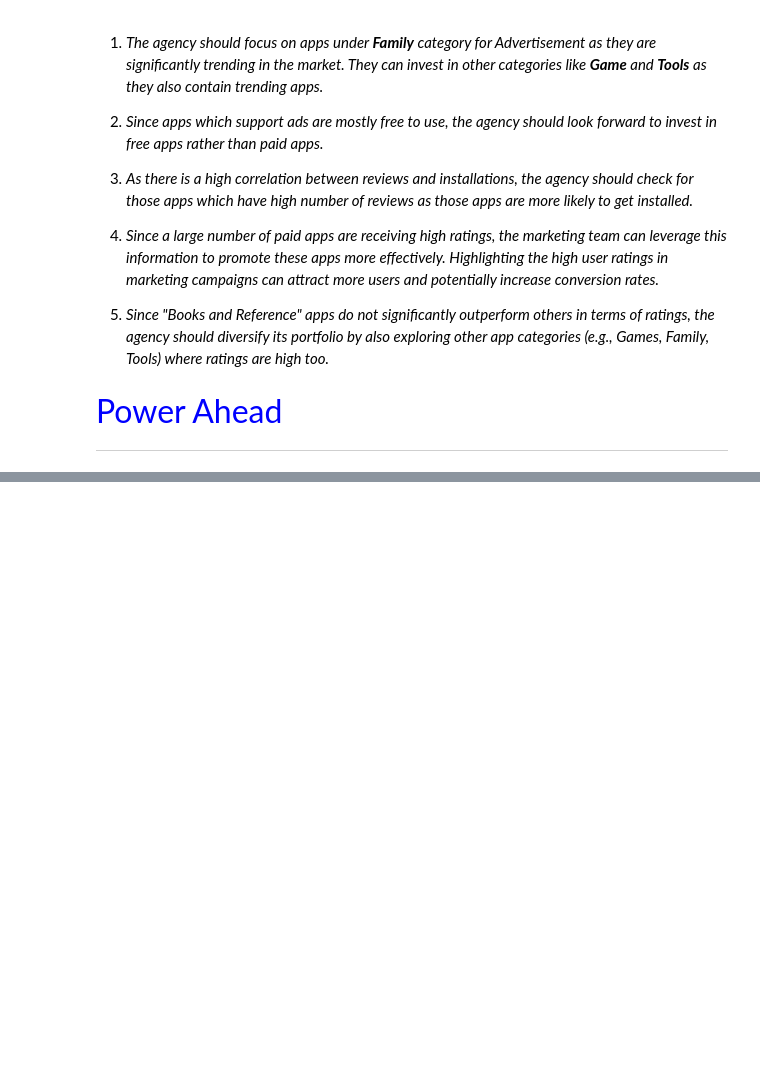
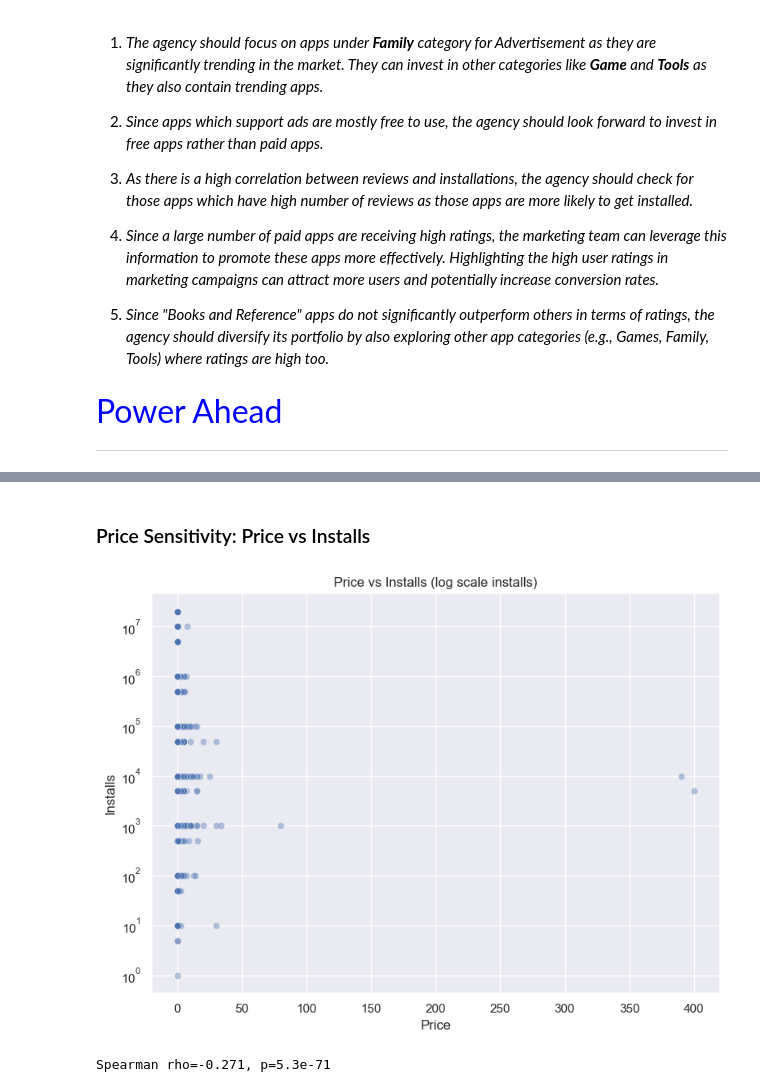
Before and after one commit to nikilok/python-ml, a Jupyter notebook: Session_Notebook_Google_Play_Store_Case_Study.ipynb, the cells around one changed output, grey strips where cells are left out. Cells and saved outputs as stored; diff of their text form; code cells hidden in the pictures; blank space fills up the shorter version.

```diff
--- a/Session_Notebook_Google_Play_Store_Case_Study.ipynb
+++ b/Session_Notebook_Google_Play_Store_Case_Study.ipynb
@@ -758,0 +829,17 @@ ___
+# %% [markdown]
+### Price Sensitivity: Price vs Installs
+# %%
+plt.figure(figsize=(8,6))
+sns.scatterplot(data=df, x='Price', y='Installs', alpha=0.4)
+plt.yscale('log')
+plt.title('Price vs Installs (log scale installs)')
+plt.tight_layout(); plt.show()
+
+# Spearman correlation (robust to skew)
+from scipy.stats import spearmanr
+valid = df[['Price','Installs']].dropna()
+rho, pval = spearmanr(valid['Price'], valid['Installs'])
+print(f"Spearman rho={rho:.3f}, p={pval:.3g}")
+# %% [output]
+[figure, added]
+Spearman rho=-0.271, p=5.3e-71
```
Also changed, not shown: parts of 20 cells of this notebook.
